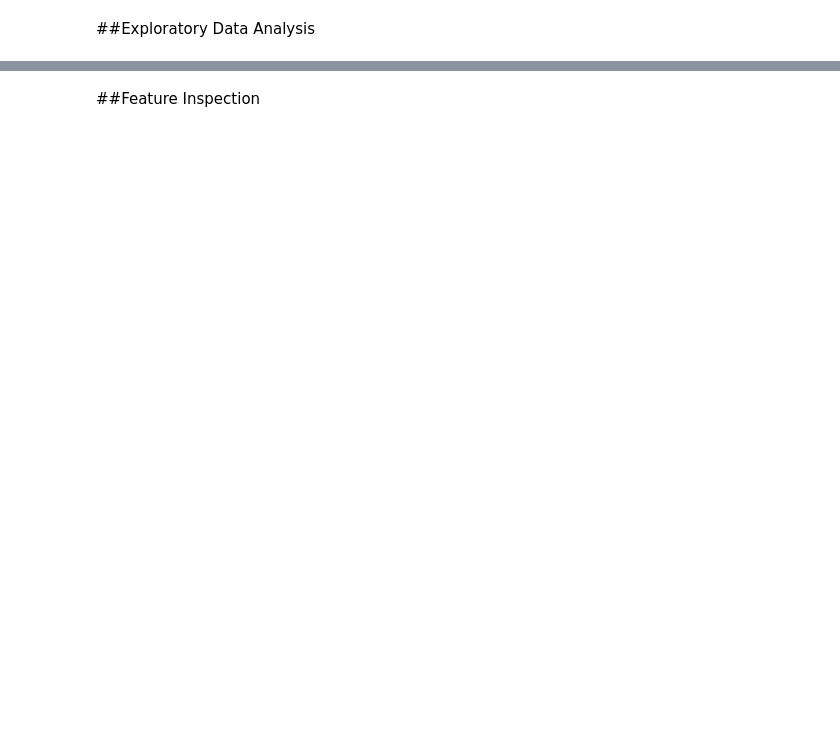
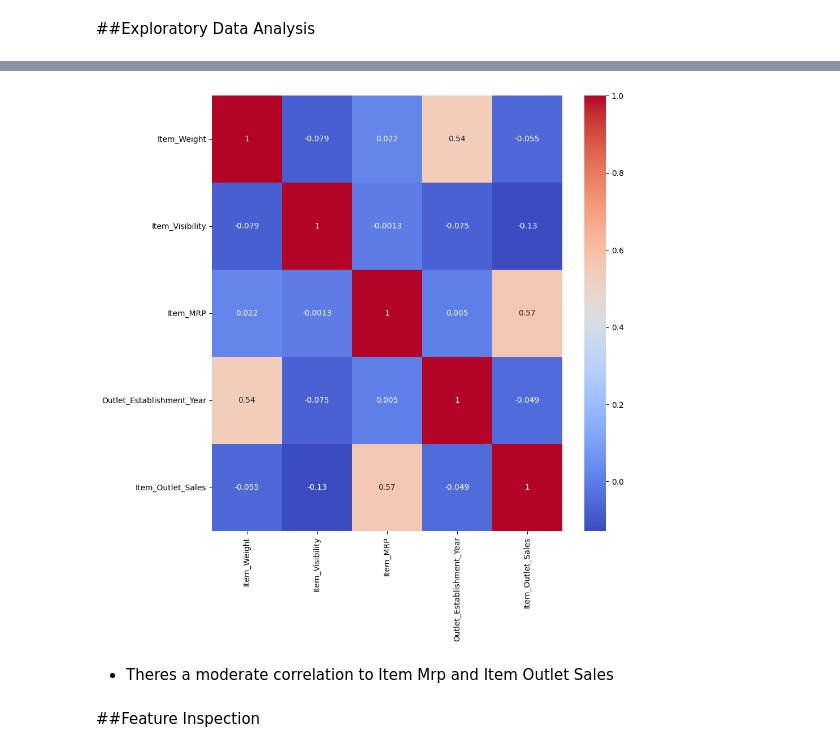
Before and after one commit to vcnzx/Prediction-Of-Product-Sales, a Jupyter notebook: Prediction_of_Product_Sales.ipynb, the cells around one changed output, grey strips where cells are left out. Drawn from its saved outputs; the diff is of its cells as text; code cells hidden in the pictures; blank space fills up the shorter version.

```diff
--- a/Prediction_of_Product_Sales.ipynb
+++ b/Prediction_of_Product_Sales.ipynb
@@ -239,0 +319,4 @@ stats.loc[['mean','min','max']]
+# %%
+# Get correlations
+corr = df.corr(numeric_only = True)
+corr.round(2)
@@ -240,2 +330,10 @@ stats.loc[['mean','min','max']]
+# %%
+# Create a fig, ax with a figsize argument
+fig, ax = plt.subplots(figsize=(10,10))
+sns.heatmap(corr, cmap = 'coolwarm', annot = True, ax=ax);
+# %% [output]
+[figure, added]
+# %% [markdown]
+- Theres a moderate correlation to Item Mrp and Item Outlet Sales
 # %% [markdown]
 ##Feature Inspection
```
Also changed, not shown: parts of 16 cells of this notebook.
